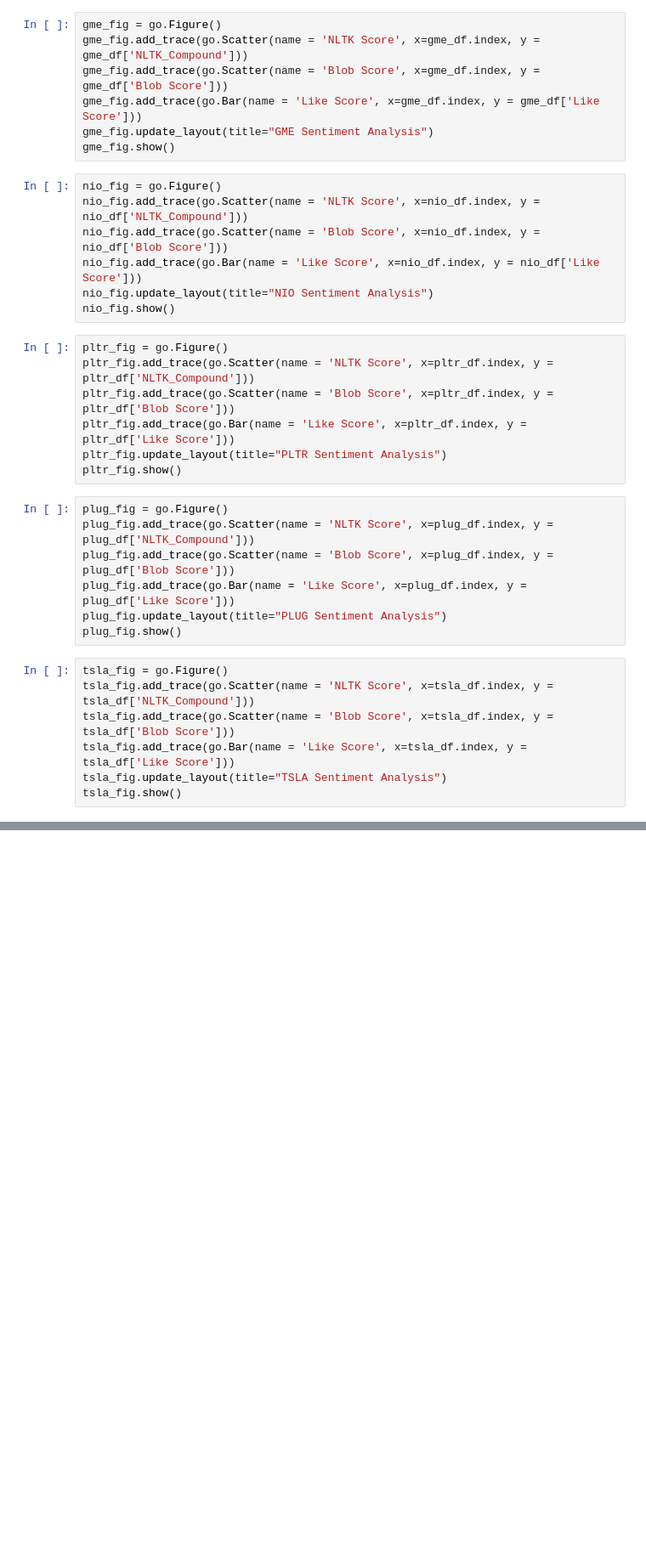
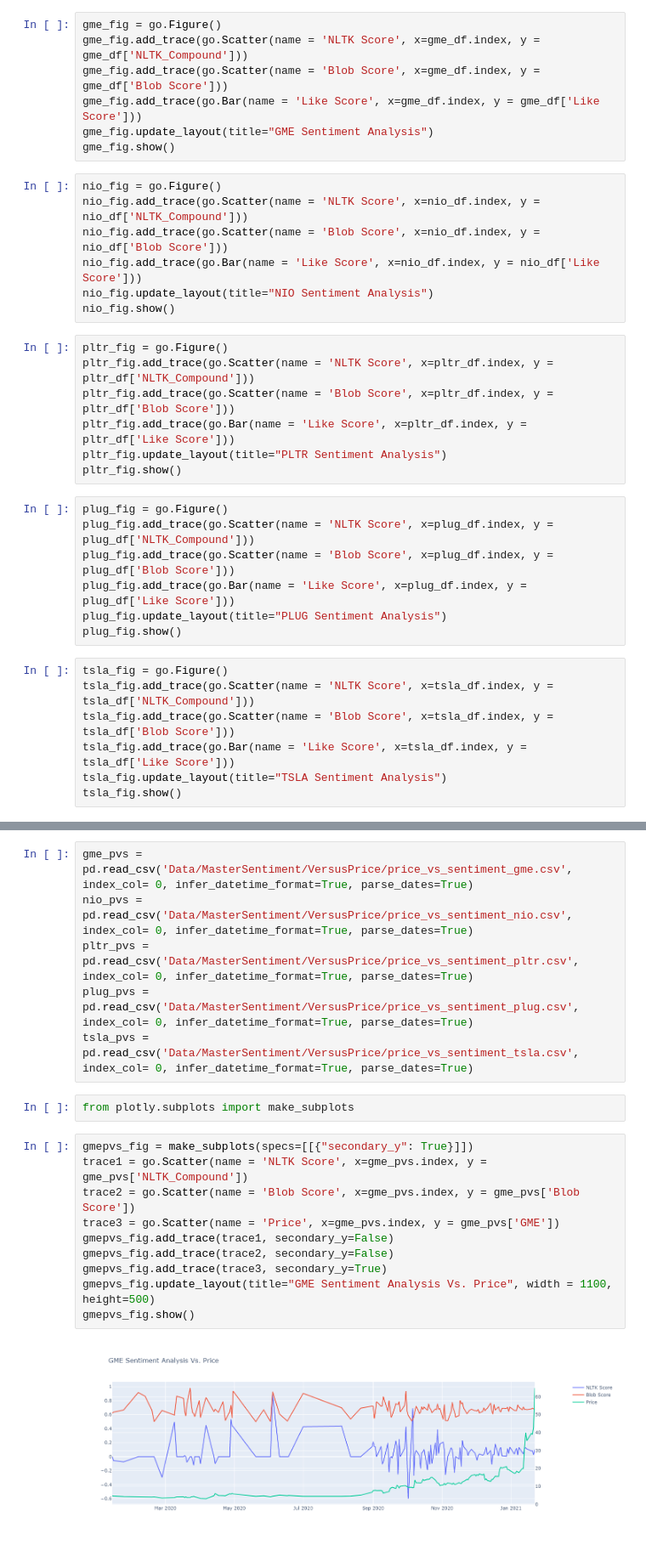
Before and after one commit to moartheta/MemeStockSentimentAnalysis, a Jupyter notebook: sentiment_plot_data.ipynb, the cells around one changed output, grey strips where cells are left out. Shown at 85% size. Saved outputs shown, nothing was run; the diff lists cells and outputs as text; blank space fills up the shorter version.

Commit message:
Added charts for price vs. sentiment score.

```diff
--- a/sentiment_plot_data.ipynb
+++ b/sentiment_plot_data.ipynb
@@ -113,0 +84,20 @@ gme_combined.plot()
+# %%
+gme_pvs = pd.read_csv('Data/MasterSentiment/VersusPrice/price_vs_sentiment_gme.csv', index_col= 0, infer_datetime_format=True, parse_dates=True)
+nio_pvs = pd.read_csv('Data/MasterSentiment/VersusPrice/price_vs_sentiment_nio.csv', index_col= 0, infer_datetime_format=True, parse_dates=True)
+pltr_pvs = pd.read_csv('Data/MasterSentiment/VersusPrice/price_vs_sentiment_pltr.csv', index_col= 0, infer_datetime_format=True, parse_dates=True)
+plug_pvs = pd.read_csv('Data/MasterSentiment/VersusPrice/price_vs_sentiment_plug.csv', index_col= 0, infer_datetime_format=True, parse_dates=True)
+tsla_pvs = pd.read_csv('Data/MasterSentiment/VersusPrice/price_vs_sentiment_tsla.csv', index_col= 0, infer_datetime_format=True, parse_dates=True)
+# %%
+from plotly.subplots import make_subplots
+# %%
+gmepvs_fig = make_subplots(specs=[[{"secondary_y": True}]])
+trace1 = go.Scatter(name = 'NLTK Score', x=gme_pvs.index, y = gme_pvs['NLTK_Compound'])
+trace2 = go.Scatter(name = 'Blob Score', x=gme_pvs.index, y = gme_pvs['Blob Score'])
+trace3 = go.Scatter(name = 'Price', x=gme_pvs.index, y = gme_pvs['GME'])
+gmepvs_fig.add_trace(trace1, secondary_y=False)
+gmepvs_fig.add_trace(trace2, secondary_y=False)
+gmepvs_fig.add_trace(trace3, secondary_y=True)
+gmepvs_fig.update_layout(title="GME Sentiment Analysis Vs. Price", width = 1100, height=500)
+gmepvs_fig.show()
+# %% [output]
+[figure, added]
```
Also changed, not shown: parts of 15 cells of this notebook, 8 other files.
